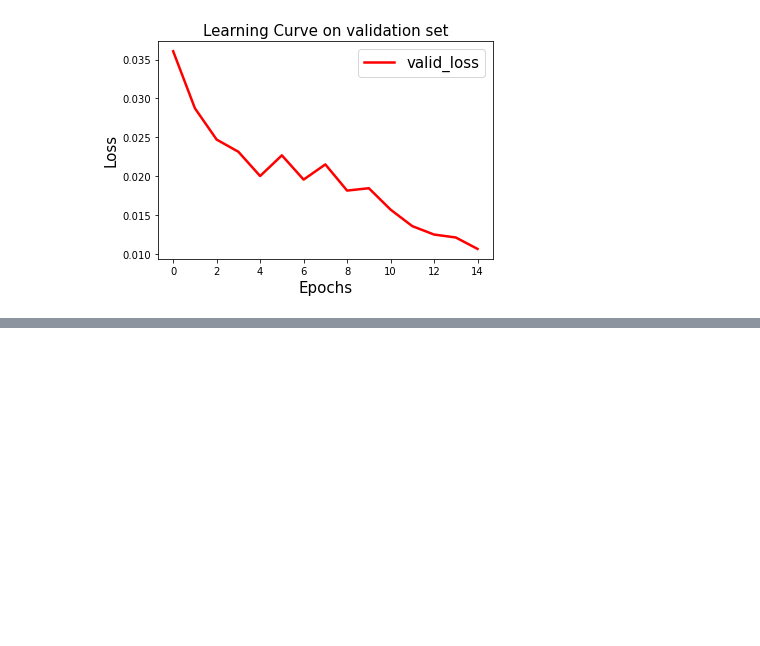
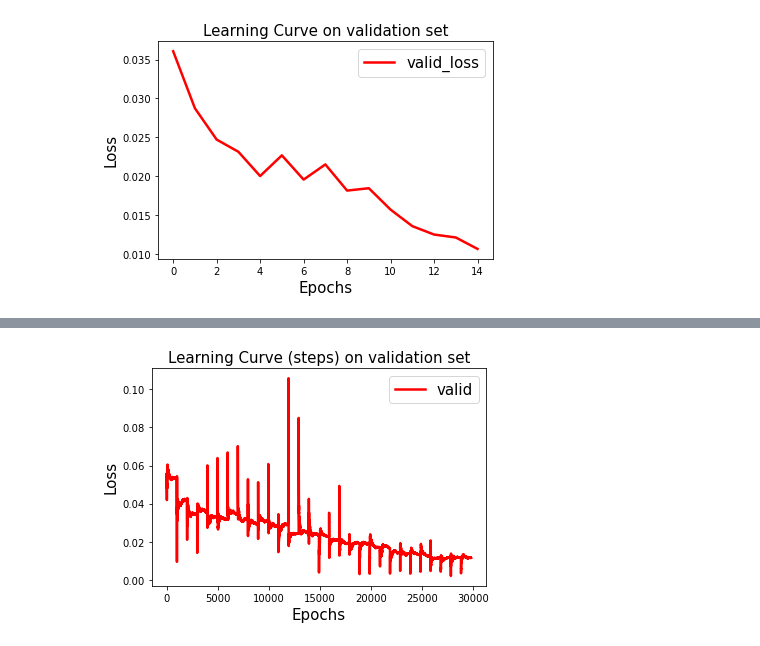
Before and after one commit to AI-for-Ocean-Science/ulmo, a Jupyter notebook: papers/SSL/Figures/Learning_curve_plots.ipynb, the cells around one changed output, grey strips where cells are left out. Saved outputs shown, nothing was run; the diff lists cells and outputs as text; code cells hidden in the pictures; blank space fills up the shorter version.

```diff
--- a/papers/SSL/Figures/Learning_curve_plots.ipynb
+++ b/papers/SSL/Figures/Learning_curve_plots.ipynb
@@ -80,0 +94,6 @@ plt.savefig('learning_curve_valid_full.png', dpi=100)
+# %%
+with h5py.File(losses_hist_valid_file) as f:
+    print(f.keys())
+    loss_avg_valid = f['loss_avg_valid'][:]
+    loss_step_valid = f['loss_step_valid'][:]
+    loss_valid = f['loss_valid'][:]
@@ -80,0 +112,10 @@ plt.savefig('learning_curve_valid_full.png', dpi=100)
+# %%
+plt.figure()
+plt.plot(loss_avg_valid, label='valid', linewidth=2.5, color='red')
+plt.xlabel('Epochs', fontsize=15)
+plt.ylabel('Loss', fontsize=15)
+plt.title('Learning Curve (steps) on validation set', fontsize=15)
+plt.legend(fontsize=15)
+plt.savefig('learning_curve_step_valid.png', dpi=100)
+# %% [output]
+[figure, added]
```
Also changed, not shown: parts of 7 cells of this notebook.
